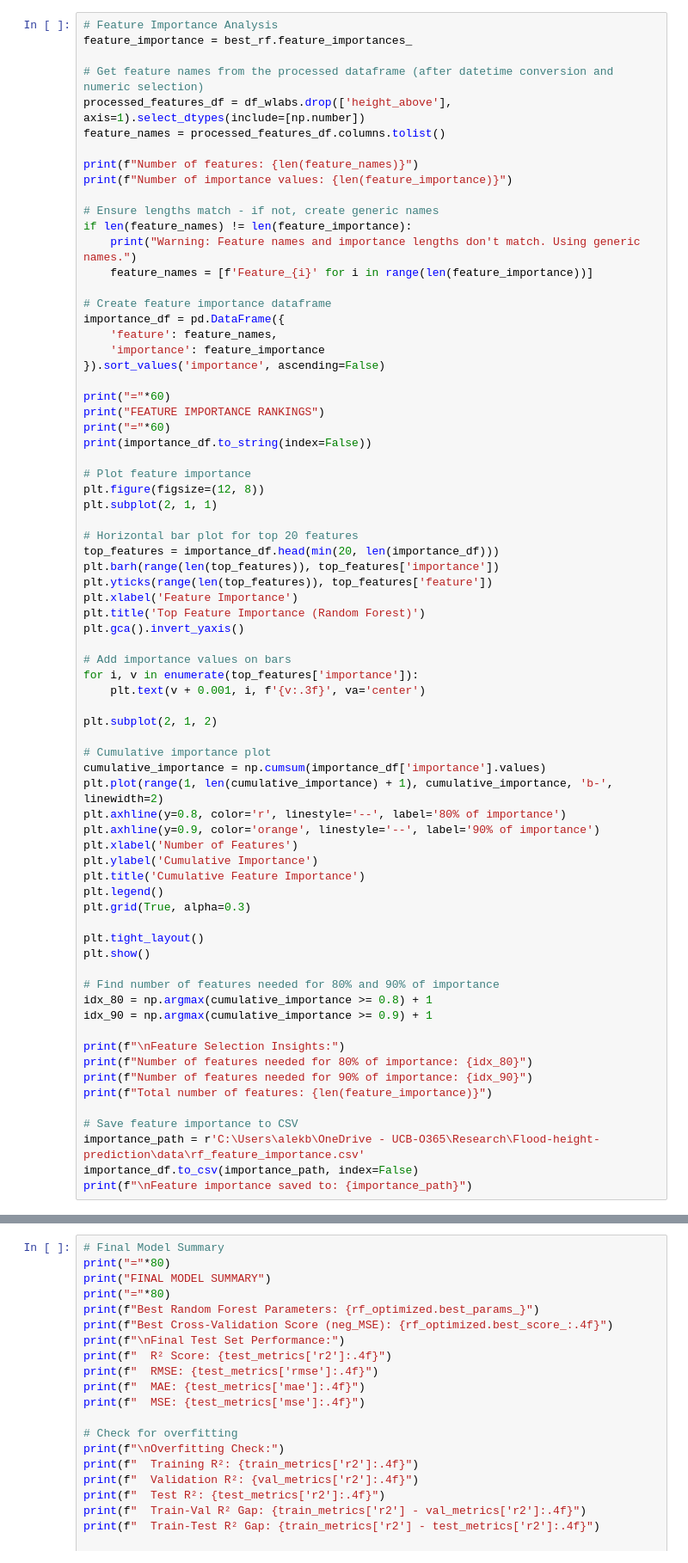
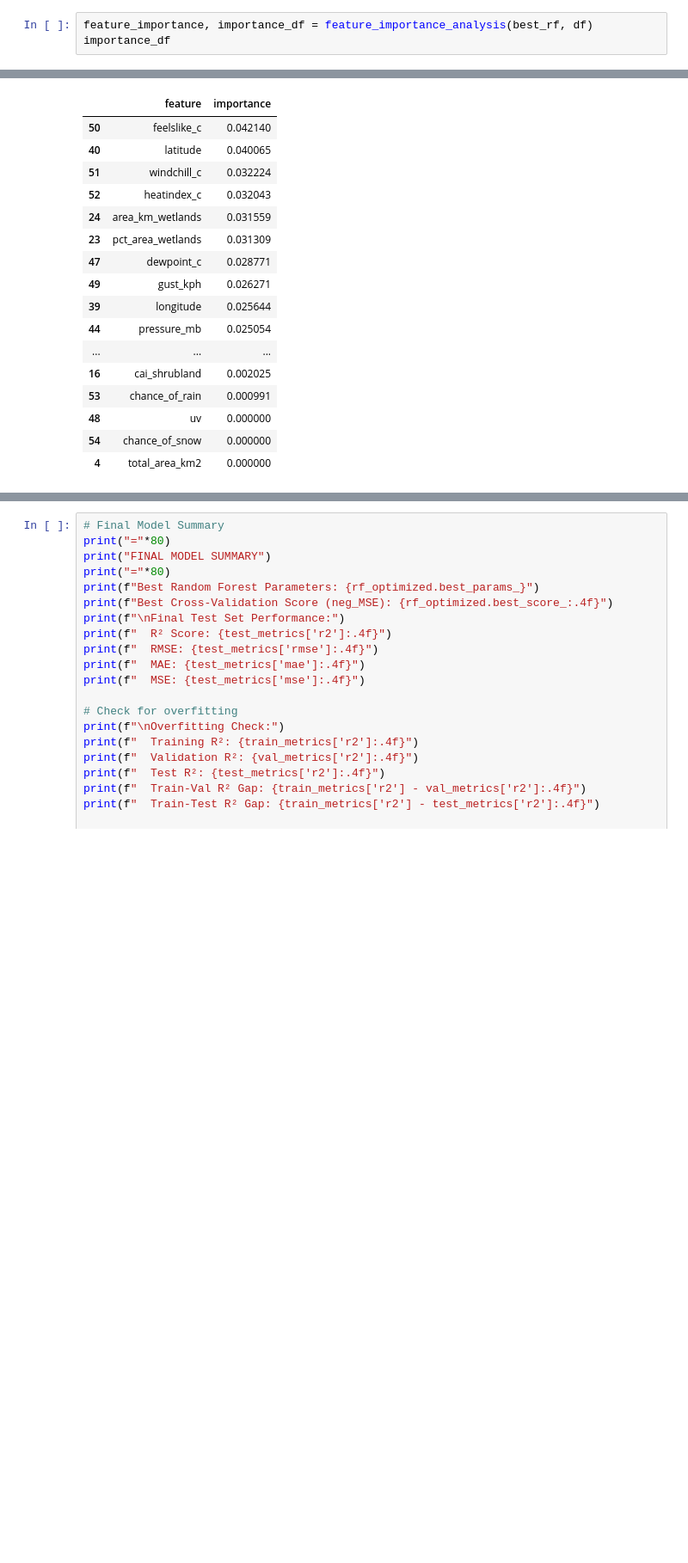
Before and after one commit to VienJou/Flood-height-prediction, a Jupyter notebook: RF_Train_v0.1.0.ipynb, the cells around one changed output, grey strips where cells are left out. Shown at 86% size. Drawn from its saved outputs; the diff is of its cells as text; blank space fills up the shorter version.

```diff
--- a/RF_Train_v0.1.0.ipynb
+++ b/RF_Train_v0.1.0.ipynb
@@ -222,73 +172,4 @@ plt.show()
 # %%
-# Feature Importance Analysis
-feature_importance = best_rf.feature_importances_
-
-# Get feature names from the processed dataframe (after datetime conversion and numeric selection)
-processed_features_df = df_wlabs.drop(['height_above'], axis=1).select_dtypes(include=[np.number])
-feature_names = processed_features_df.columns.tolist()
-
-print(f"Number of features: {len(feature_names)}")
-print(f"Number of importance values: {len(feature_importance)}")
-
-# Ensure lengths match - if not, create generic names
-if len(feature_names) != len(feature_importance):
-    print("Warning: Feature names and importance lengths don't match. Using generic names.")
-    feature_names = [f'Feature_{i}' for i in range(len(feature_importance))]
-
-# Create feature importance dataframe
-importance_df = pd.DataFrame({
-    'feature': feature_names,
-    'importance': feature_importance
-}).sort_values('importance', ascending=False)
-
-print("="*60)
-print("FEATURE IMPORTANCE RANKINGS")
-print("="*60)
-print(importance_df.to_string(index=False))
-
-# Plot feature importance
-plt.figure(figsize=(12, 8))
-plt.subplot(2, 1, 1)
-
-# Horizontal bar plot for top 20 features
-top_features = importance_df.head(min(20, len(importance_df)))
-plt.barh(range(len(top_features)), top_features['importance'])
-plt.yticks(range(len(top_features)), top_features['feature'])
-plt.xlabel('Feature Importance')
-plt.title('Top Feature Importance (Random Forest)')
-plt.gca().invert_yaxis()
-
-# Add importance values on bars
-for i, v in enumerate(top_features['importance']):
-    plt.text(v + 0.001, i, f'{v:.3f}', va='center')
-
-plt.subplot(2, 1, 2)
-
-# Cumulative importance plot
-cumulative_importance = np.cumsum(importance_df['importance'].values)
-plt.plot(range(1, len(cumulative_importance) + 1), cumulative_importance, 'b-', linewidth=2)
-plt.axhline(y=0.8, color='r', linestyle='--', label='80% of importance')
-plt.axhline(y=0.9, color='orange', linestyle='--', label='90% of importance')
-plt.xlabel('Number of Features')
-plt.ylabel('Cumulative Importance')
-plt.title('Cumulative Feature Importance')
-plt.legend()
-plt.grid(True, alpha=0.3)
-
-plt.tight_layout()
-plt.show()
-
-# Find number of features needed for 80% and 90% of importance
-idx_80 = np.argmax(cumulative_importance >= 0.8) + 1
-idx_90 = np.argmax(cumulative_importance >= 0.9) + 1
-
-print(f"\nFeature Selection Insights:")
-print(f"Number of features needed for 80% of importance: {idx_80}")
-print(f"Number of features needed for 90% of importance: {idx_90}")
-print(f"Total number of features: {len(feature_importance)}")
-
-# Save feature importance to CSV
-importance_path = r'C:\Users\alekb\OneDrive - UCB-O365\Research\Flood-height-prediction\data\rf_feature_importance.csv'
-importance_df.to_csv(importance_path, index=False)
-print(f"\nFeature importance saved to: {importance_path}")
+feature_importance, importance_df = feature_importance_analysis(best_rf, df)
+importance_df
 # %% [output]
@@ -318,0 +176,17 @@ Feature importance saved to: C:\Users\alekb\OneDrive - UCB-O365\Research\Flood-h
+|  | feature | importance |
+| 50 | feelslike_c | 0.042140 |
+| 40 | latitude | 0.040065 |
+| 51 | windchill_c | 0.032224 |
+| 52 | heatindex_c | 0.032043 |
+| 24 | area_km_wetlands | 0.031559 |
+| 23 | pct_area_wetlands | 0.031309 |
+| 47 | dewpoint_c | 0.028771 |
+| 49 | gust_kph | 0.026271 |
+| 39 | longitude | 0.025644 |
+| 44 | pressure_mb | 0.025054 |
+| ... | ... | ... |
+| 16 | cai_shrubland | 0.002025 |
+| 53 | chance_of_rain | 0.000991 |
+| 48 | uv | 0.000000 |
+| 54 | chance_of_snow | 0.000000 |
+| 4 | total_area_km2 | 0.000000 |
```
Also changed, not shown: parts of 30 cells of this notebook, 2 other files.
